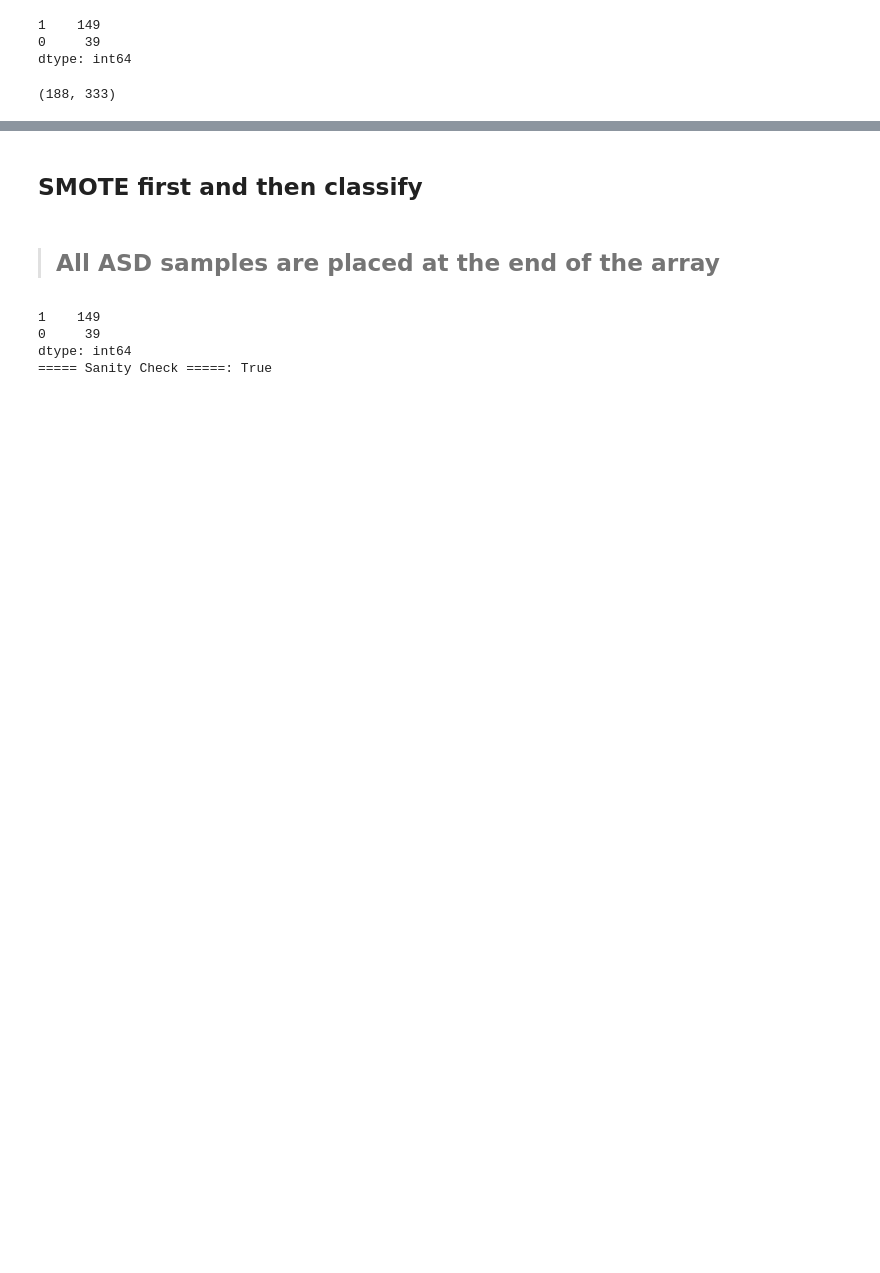
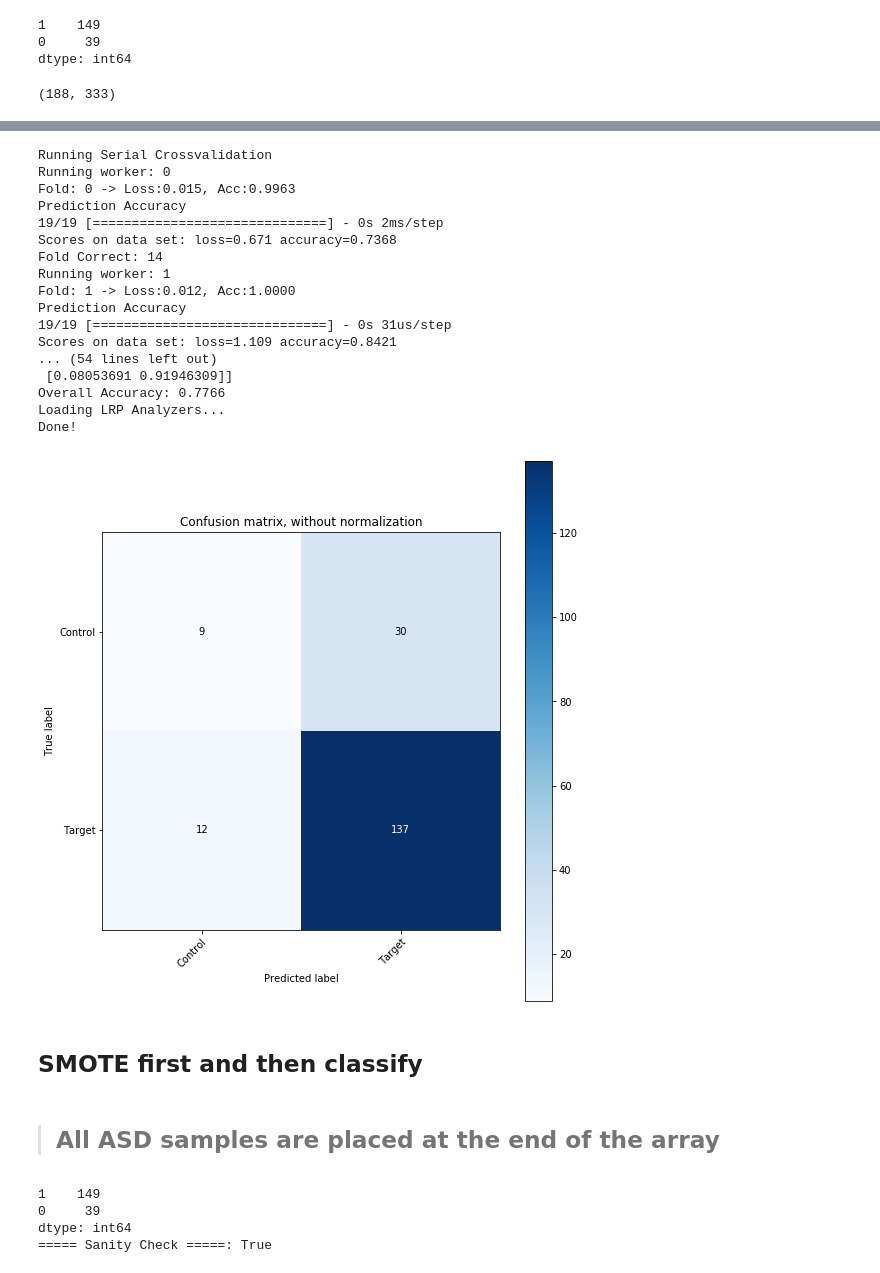
Before and after one commit to ahsanMah/interpretDL, a Jupyter notebook: ASD/ASD_HR-ve.ipynb, the cells around one changed output, grey strips where cells are left out. Cells and saved outputs as stored; diff of their text form; code cells hidden in the pictures; blank space fills up the shorter version.

```diff
--- a/ASD/ASD_HR-ve.ipynb
+++ b/ASD/ASD_HR-ve.ipynb
@@ -336,3 +334,29 @@ Done!
+# %%
+dnn = build_dnn(num_features=data.shape[1], num_labels=1, activation="relu")
+pipeline = ClusterPipeline(dnn, [train_data, train_labels], [test_data, test_labels],
+                           target_class=0, reducer=reducer, softmax=False)
+# %%
+cm = pipeline.train_model(batch_size=int(10), epochs=500, smote=True,
+                          cross_validation=True, parallel=False, verbose=0)
+# %% [output]
+Running Serial Crossvalidation
+Running worker: 0
+Fold: 0 -> Loss:0.015, Acc:0.9963
+Prediction Accuracy
+19/19 [==============================] - 0s 2ms/step
+Scores on data set: loss=0.671 accuracy=0.7368
+Fold Correct: 14
+Running worker: 1
+Fold: 1 -> Loss:0.012, Acc:1.0000
+Prediction Accuracy
+19/19 [==============================] - 0s 31us/step
+Scores on data set: loss=1.109 accuracy=0.8421
+... (54 lines left out)
+ [0.08053691 0.91946309]]
+Overall Accuracy: 0.7766
+Loading LRP Analyzers...
+Done!
+[figure, added]
 # %% [markdown]
 ## SMOTE first and then classify
 # %% [markdown]
```
Also changed, not shown: parts of 42 cells of this notebook.
